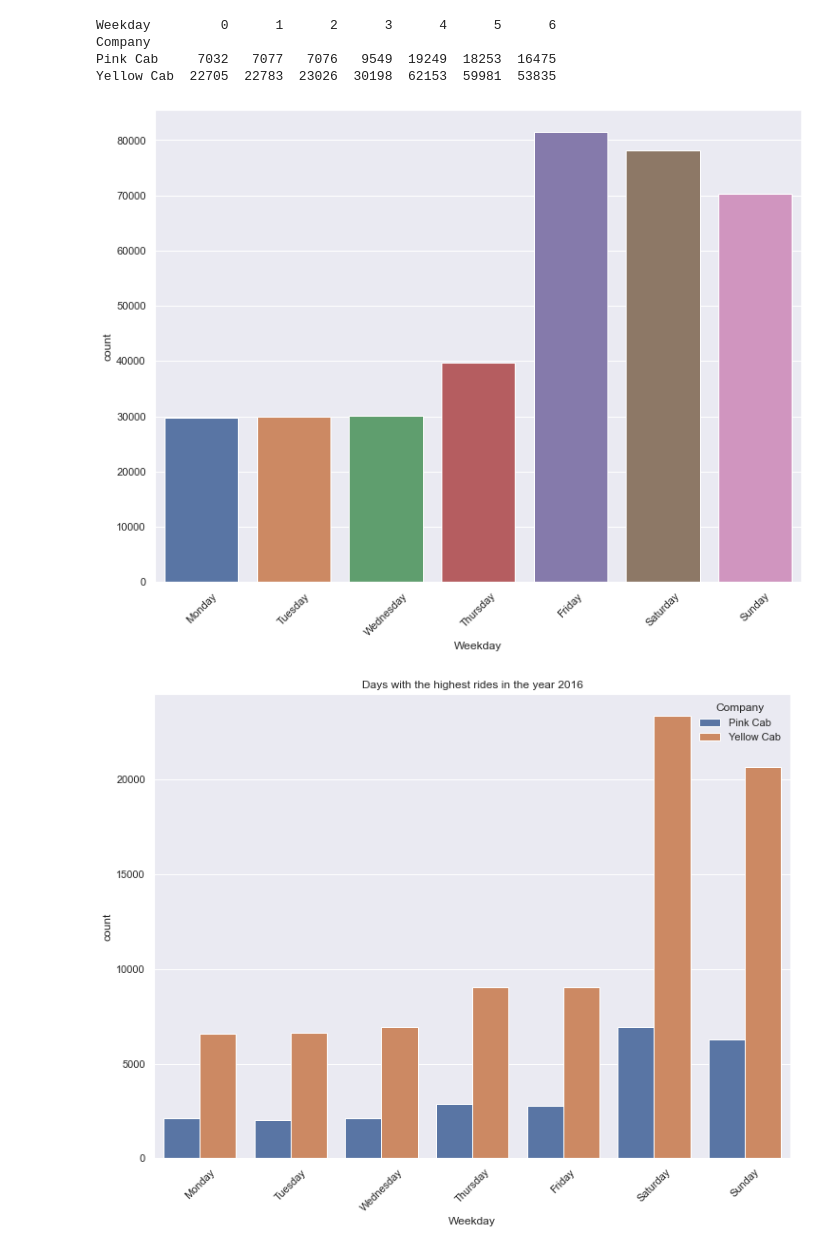
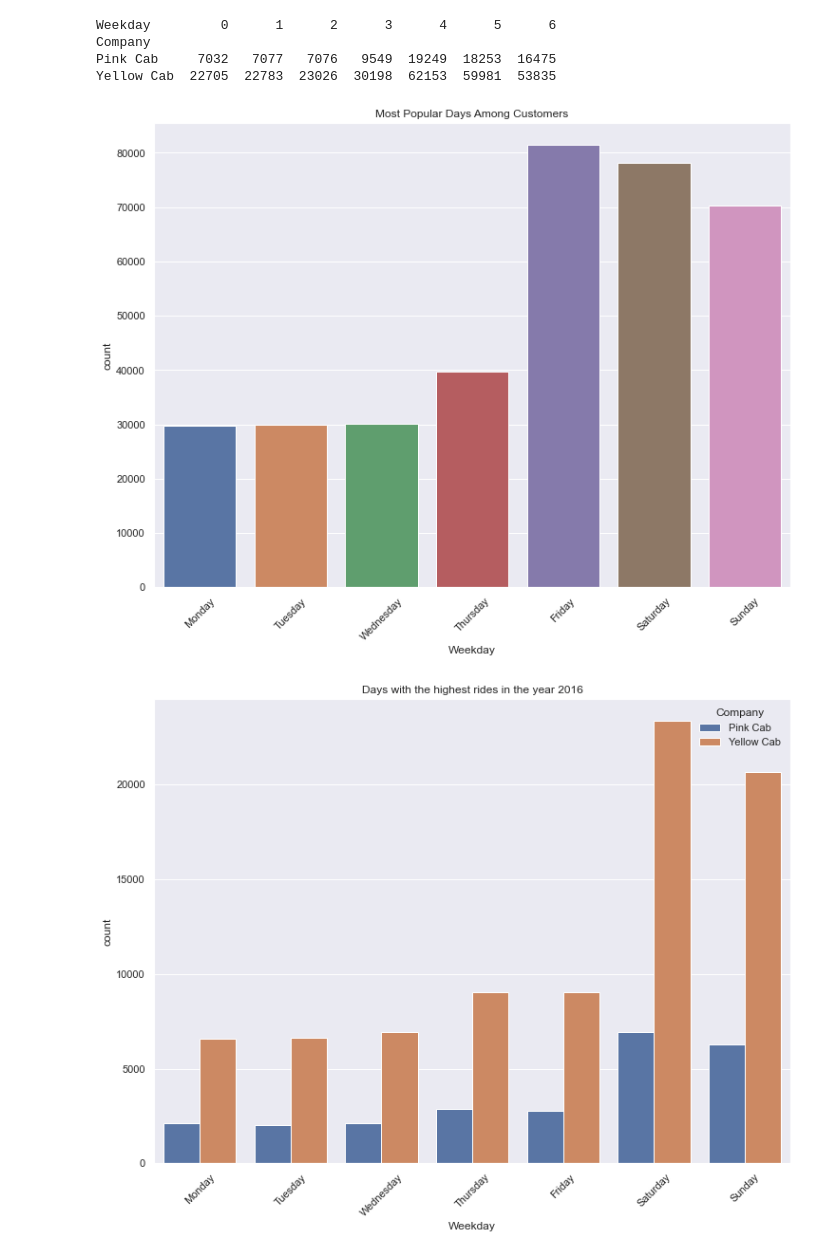
Before and after one commit to joeelorm/DataGlacierInternship, a Jupyter notebook: Week2/cab_companies.ipynb, the cells around one changed output. Drawn from its saved outputs; the diff is of its cells as text; code cells hidden in the pictures.

```diff
--- a/Week2/cab_companies.ipynb
+++ b/Week2/cab_companies.ipynb
@@ -596,11 +596,12 @@ Yellow Cab  22705  22783  23026  30198  62153  59981  53835
 # %%
 fig = plt.figure(figsize = (12, 9))
 sns.set(style="darkgrid")
 f = sns.countplot(data = data, x = 'Weekday')
 f.set_xticklabels(['Monday', 'Tuesday', 'Wednesday', 'Thursday', 'Friday', 'Saturday', 'Sunday'], rotation = 45)
+plt.title('Most Popular Days Among Customers')
 plt.show()
 # %% [output]
-[figure, old version]
+[figure, new version]
 # %%
 def num_rides_week(data, year):
     '''A function to plot the number of rides per week across the years'''
```
Also changed, not shown: parts of 2 cells of this notebook.
